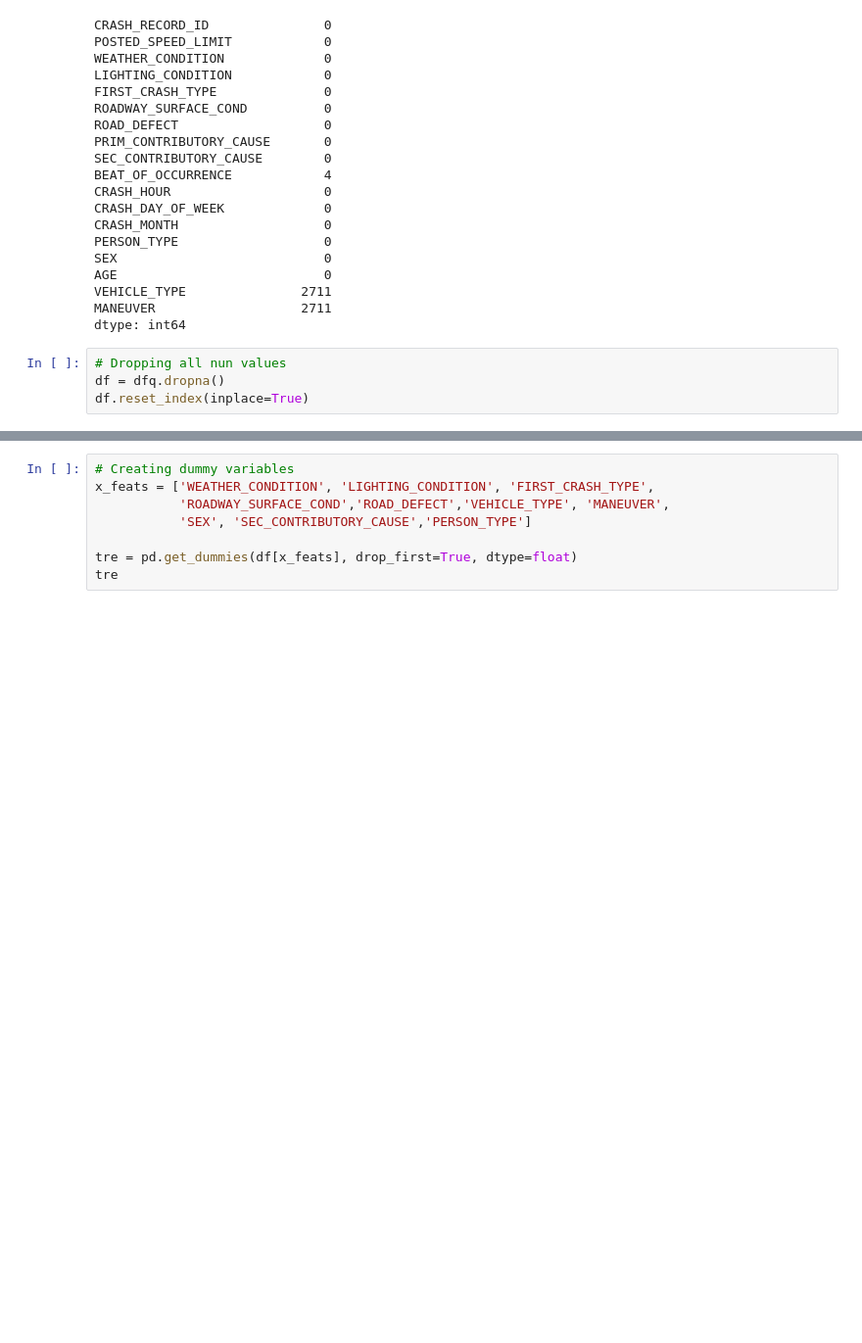
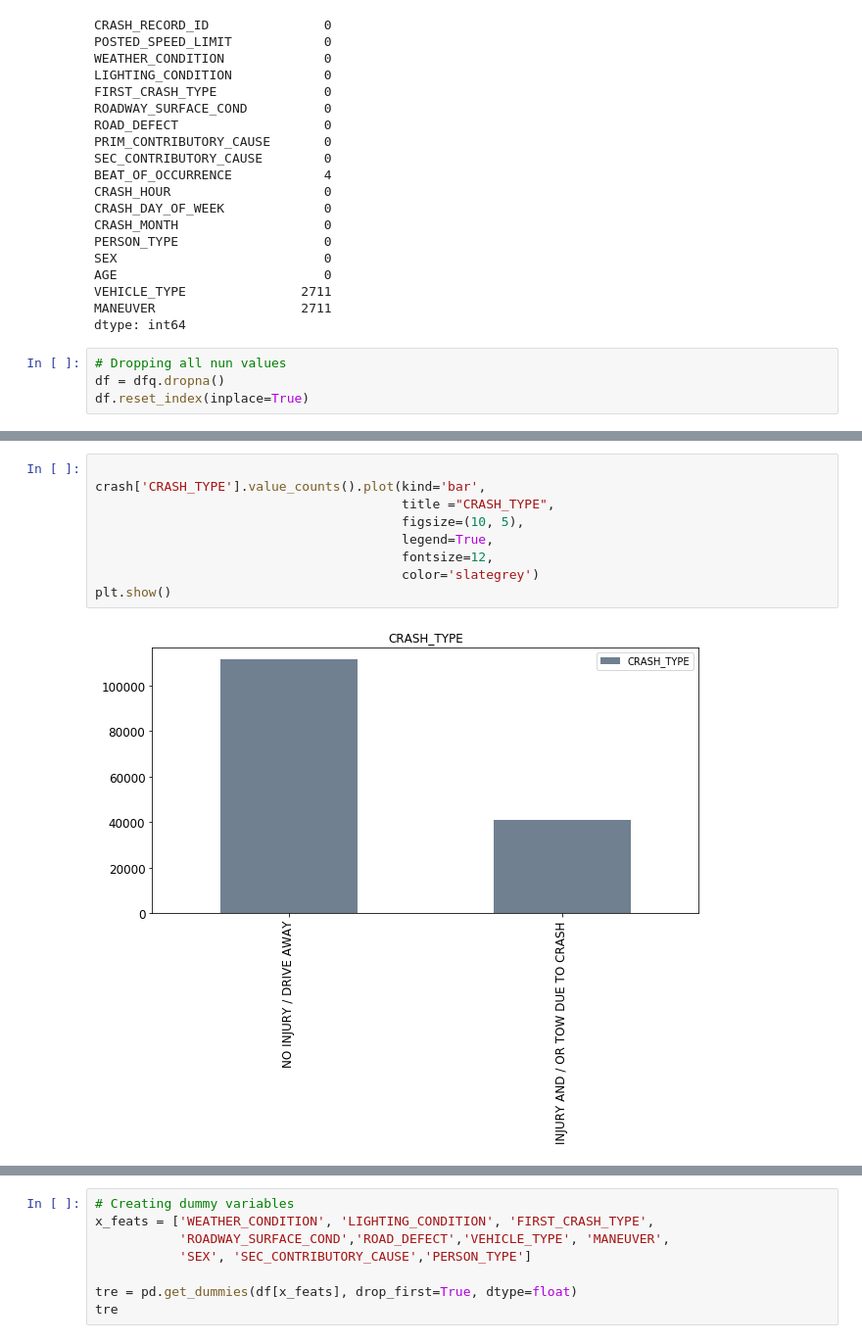
Before and after one commit to ndelgado98/mod3-project-london-dsc, a Jupyter notebook: branch_V.ipynb, the cells around one changed output, grey strips where cells are left out. Shown: that part at 98% size. Cells and saved outputs as stored; diff of their text form; blank space fills up the shorter version.

```diff
--- a/branch_V.ipynb
+++ b/branch_V.ipynb
@@ -99,0 +130,11 @@ df.reset_index(inplace=True)
+# %%
+
+crash['CRASH_TYPE'].value_counts().plot(kind='bar',
+                                        title ="CRASH_TYPE",
+                                        figsize=(10, 5),
+                                        legend=True,
+                                        fontsize=12,
+                                        color='slategrey')
+plt.show()
+# %% [output]
+[figure, added]
```
Also changed, not shown: parts of 51 cells of this notebook.
